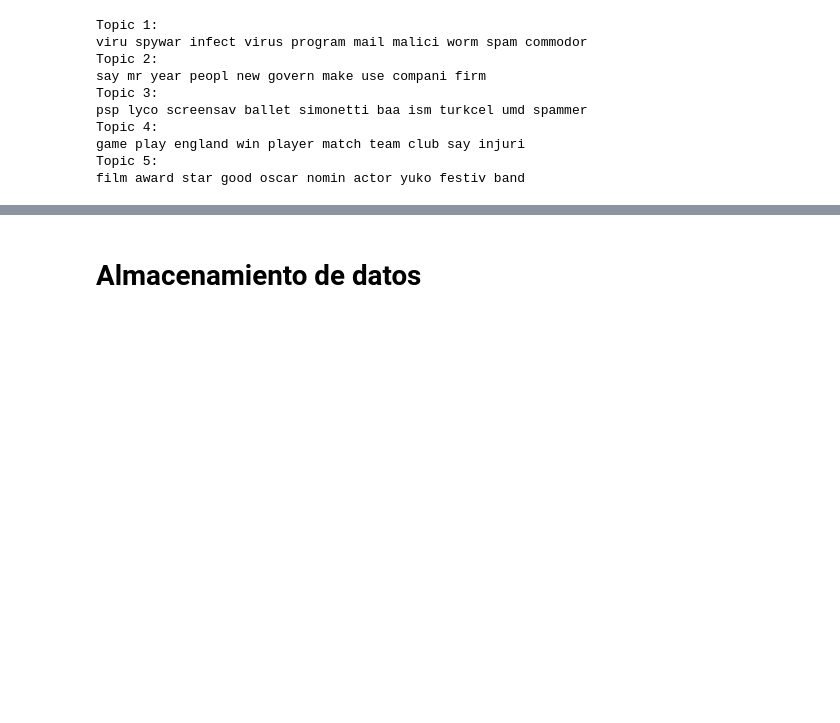
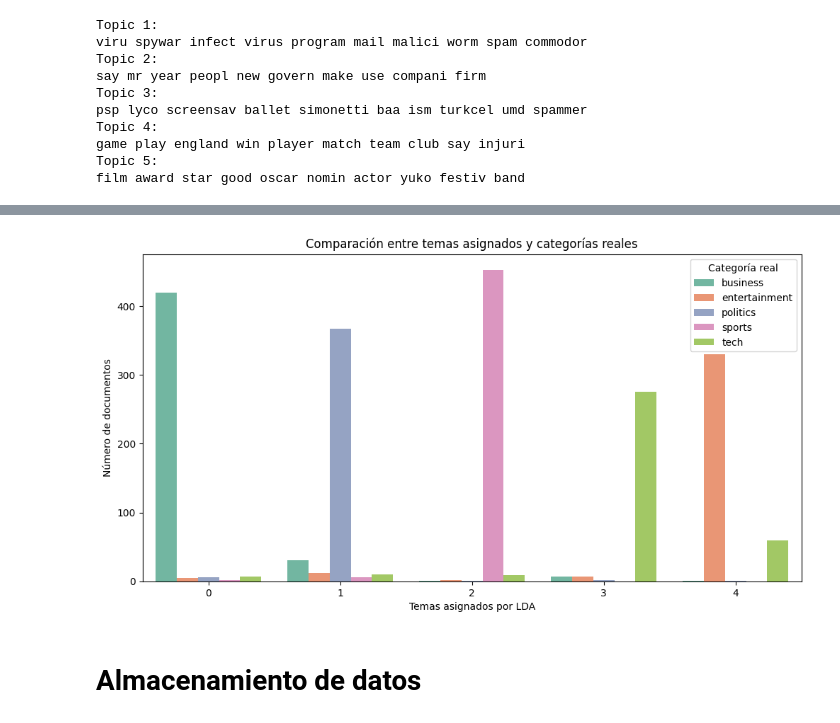
Before and after one commit to CDF51342/NLP-News-Classifier, a Jupyter notebook: Prototipo_BERT_LDA.ipynb, the cells around one changed output, grey strips where cells are left out. Saved outputs shown, nothing was run; the diff lists cells and outputs as text; code cells hidden in the pictures; blank space fills up the shorter version.

```diff
--- a/Prototipo_BERT_LDA.ipynb
+++ b/Prototipo_BERT_LDA.ipynb
@@ -548,3 +589,17 @@ film award star good oscar nomin actor yuko festiv band
+# %%
+# 7. Comparación entre temas asignados y categorías reales
+def plot_category_vs_topic(df):
+    plt.figure(figsize=(12,6))
+    sns.countplot(x=df["assigned_topic"], hue=df["category"], palette="Set2")
+    plt.xlabel("Temas asignados por LDA")
+    plt.ylabel("Número de documentos")
+    plt.title("Comparación entre temas asignados y categorías reales")
+    plt.legend(title="Categoría real", bbox_to_anchor=(1,1))
+    plt.show()
+
+plot_category_vs_topic(df_train)
+# %% [output]
+[figure, added]
 # %% [markdown]
 # Almacenamiento de datos
 # %%
```
Also changed, not shown: parts of 17 cells of this notebook.
